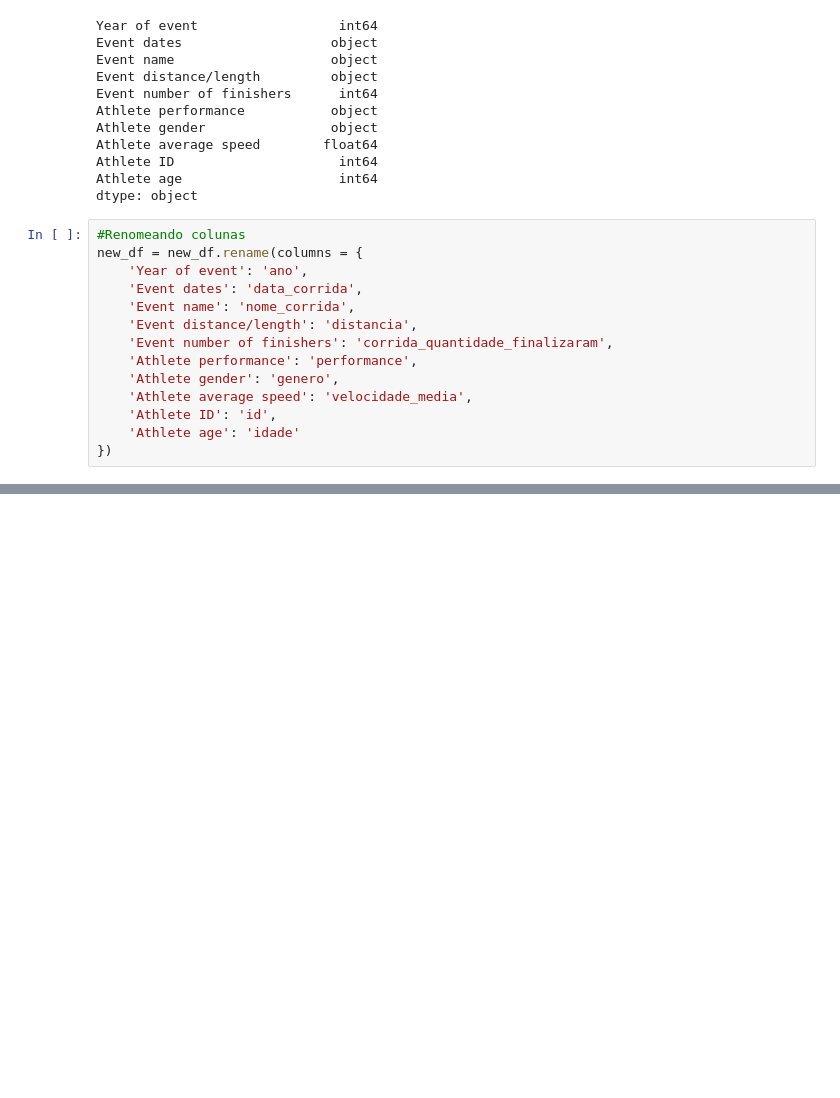
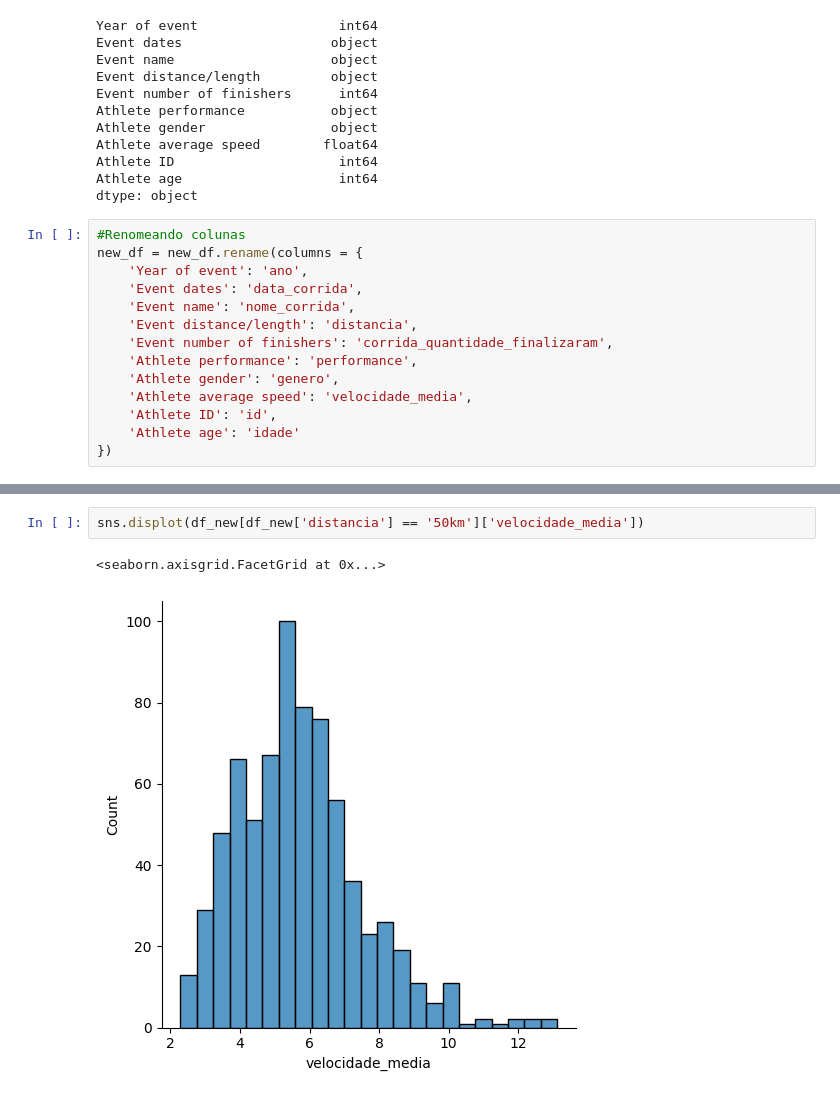
Before and after one commit to Carlos1681/Maratona_DataAnalysis, a Jupyter notebook: Maratona_DataAnalyse.ipynb, the cells around one changed output, grey strips where cells are left out. Cells and saved outputs as stored; diff of their text form; blank space fills up the shorter version.

```diff
--- a/Maratona_DataAnalyse.ipynb
+++ b/Maratona_DataAnalyse.ipynb
@@ -257,0 +305,5 @@ new_df.head()
+# %%
+sns.displot(df_new[df_new['distancia'] == '50km']['velocidade_media'])
+# %% [output]
+<seaborn.axisgrid.FacetGrid at 0x...>
+[figure, added]
```
Also changed, not shown: parts of 20 cells of this notebook.
